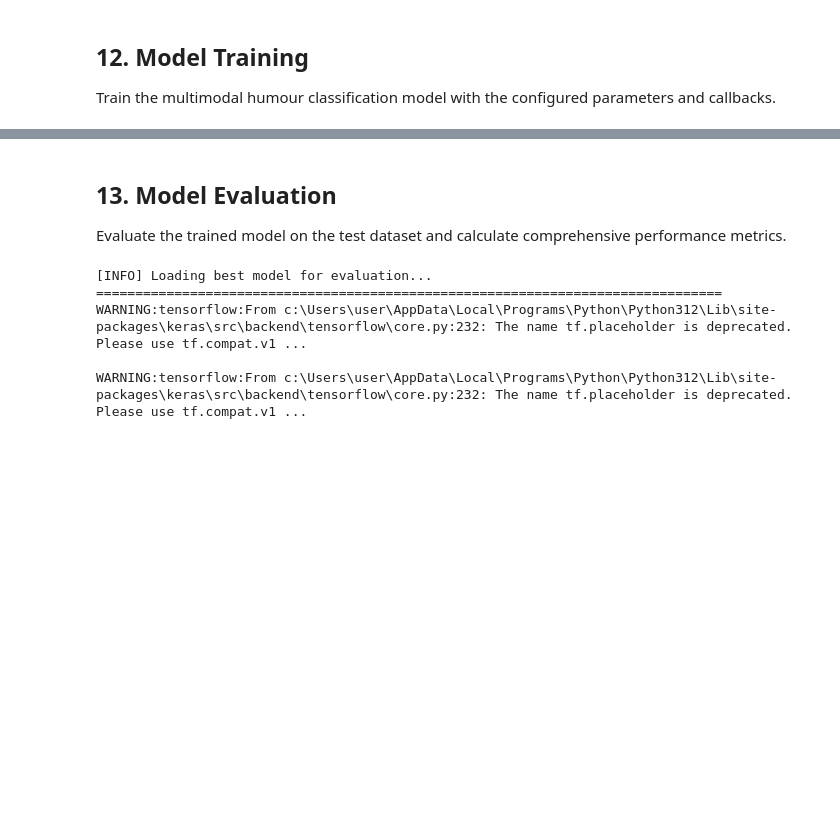
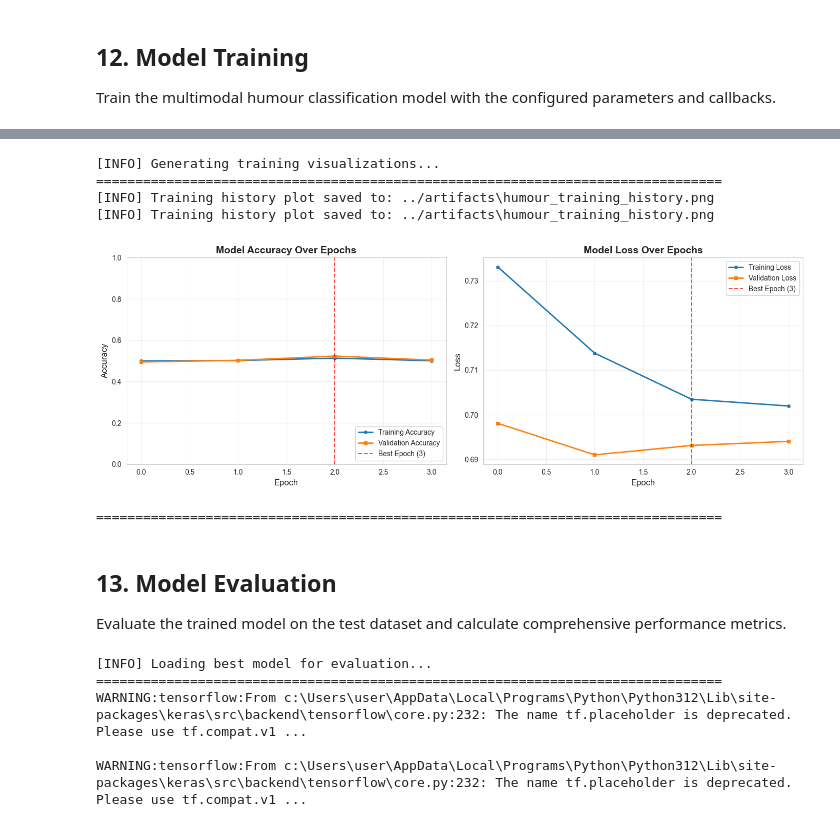
Before and after one commit to IamLevin40/SentimemeNet, a Jupyter notebook: notebooks/meme_humour_classification.ipynb, the cells around one changed output, grey strips where cells are left out. Drawn from its saved outputs; the diff is of its cells as text; code cells hidden in the pictures; blank space fills up the shorter version.

Commit message:
feat: training and evaluation visualization for meme_sentiment, humour, motivational

```diff
--- a/notebooks/meme_humour_classification.ipynb
+++ b/notebooks/meme_humour_classification.ipynb
@@ -1051,8 +1058,8 @@ print("=" * 80)
 
 # Early Stopping: Stop training when validation loss stops improving
 early_stopping = EarlyStopping(
-    monitor='val_loss',
-    patience=7,
+    monitor='val_accuracy',
+    patience=3,
     restore_best_weights=True,
     verbose=1,
     mode='min'
@@ -1081,9 +1088,9 @@ reduce_lr = ReduceLROnPlateau(
 callbacks_list = [early_stopping, model_checkpoint, reduce_lr]
 
 print(f"[INFO] Training callbacks configured:")
-print(f"       >> Early Stopping: Patience=7, Monitor='val_loss'")
+print(f"       >> Early Stopping: Patience=3, Monitor='val_accuracy'")
 print(f"       >> Model Checkpoint: Monitor='val_accuracy', Save best to '{MODEL_SAVE_PATH}'")
-print(f"       >> ReduceLROnPlateau: Factor=0.5, Patience=3, Monitor='val_loss'")
+print(f"       >> ReduceLROnPlateau: Factor=0.5, Patience=3, Monitor='val_accuracy'")
 print(f"       >> Training epochs: {EPOCHS}")
 print("=" * 80)
 # %% [output]
@@ -1199,3 +1202,61 @@ Epoch 7/25
+# %%
+# Visualize training history
+import matplotlib.pyplot as plt
+import seaborn as sns
+
+# Set style for better-looking plots
+sns.set_style("whitegrid")
+plt.rcParams['figure.figsize'] = (14, 5)
+plt.rcParams['font.size'] = 10
+
+# Create artifacts directory if it doesn't exist
+ARTIFACTS_DIR = "../artifacts"
+os.makedirs(ARTIFACTS_DIR, exist_ok=True)
+
+print("\n[INFO] Generating training visualizations...")
+print("=" * 80)
+
+# Create figure with two subplots
+fig, (ax1, ax2) = plt.subplots(1, 2, figsize=(14, 5))
+
+# Plot 1: Accuracy
+ax1.plot(history.history['accuracy'], label='Training Accuracy', linewidth=2, marker='o', markersize=4)
+ax1.plot(history.history['val_accuracy'], label='Validation Accuracy', linewidth=2, marker='s', markersize=4)
+ax1.axvline(x=best_val_acc_epoch, color='red', linestyle='--', linewidth=1.5, alpha=0.7, label=f'Best Epoch ({best_val_acc_epoch + 1})')
+ax1.set_title('Model Accuracy Over Epochs', fontsize=14, fontweight='bold')
+ax1.set_xlabel('Epoch', fontsize=12)
+ax1.set_ylabel('Accuracy', fontsize=12)
+ax1.legend(loc='lower right', fontsize=10)
+ax1.grid(True, alpha=0.3)
+ax1.set_ylim([0, 1])
+
+# Plot 2: Loss
+ax2.plot(history.history['loss'], label='Training Loss', linewidth=2, marker='o', markersize=4)
+ax2.plot(history.history['val_loss'], label='Validation Loss', linewidth=2, marker='s', markersize=4)
+ax2.axvline(x=best_val_acc_epoch, color='red', linestyle='--', linewidth=1.5, alpha=0.7, label=f'Best Epoch ({best_val_acc_epoch + 1})')
+ax2.set_title('Model Loss Over Epochs', fontsize=14, fontweight='bold')
+ax2.set_xlabel('Epoch', fontsize=12)
+ax2.set_ylabel('Loss', fontsize=12)
+ax2.legend(loc='upper right', fontsize=10)
+ax2.grid(True, alpha=0.3)
+
+plt.tight_layout()
+
+# Save the figure
+training_plot_path = os.path.join(ARTIFACTS_DIR, "humour_training_history.png")
+plt.savefig(training_plot_path, dpi=300, bbox_inches='tight')
+print(f"[INFO] Training history plot saved to: {training_plot_path}")
+
+plt.show()
+
+print("=" * 80)
+# %% [output]
+[INFO] Generating training visualizations...
+================================================================================
+[INFO] Training history plot saved to: ../artifacts\humour_training_history.png
+[INFO] Training history plot saved to: ../artifacts\humour_training_history.png
+[figure, added]
+================================================================================
 # %% [markdown]
 ## 13. Model Evaluation
 Evaluate the trained model on the test dataset and calculate comprehensive performance metrics.
```
Also changed, not shown: parts of 12 cells of this notebook, 14 other files.
